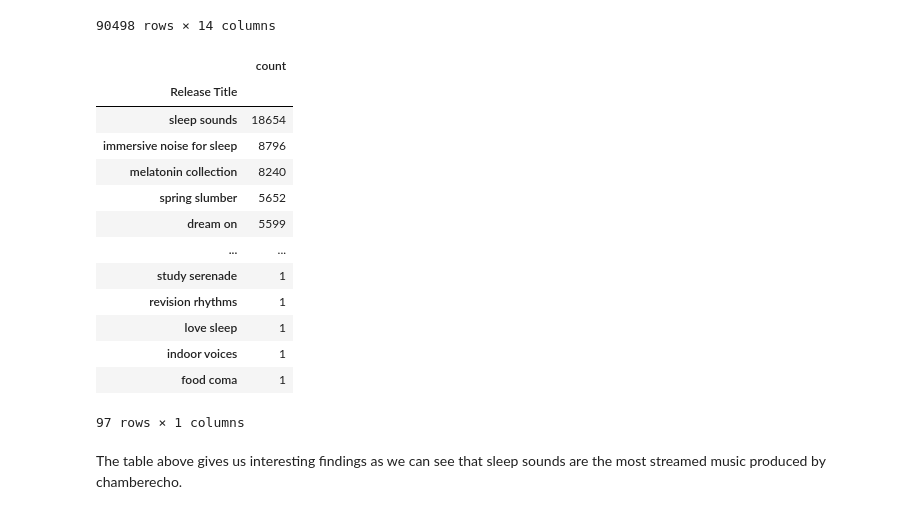
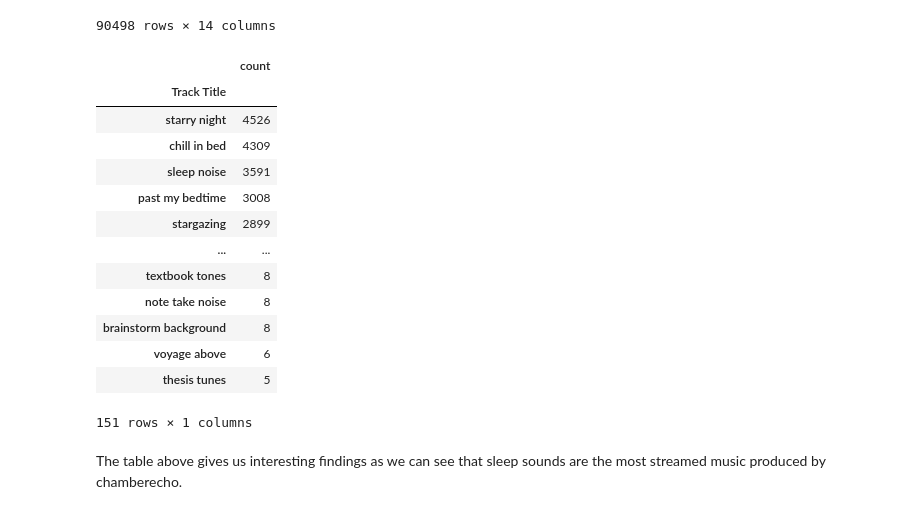
Before and after one commit to kloeyap/ybell-data-analysis, a Jupyter notebook: analysis/gen-analysis.ipynb, the cells around one changed output. Drawn from its saved outputs; the diff is of its cells as text; code cells hidden in the pictures.

```diff
--- a/analysis/gen-analysis.ipynb
+++ b/analysis/gen-analysis.ipynb
@@ -193,23 +209,23 @@ chamberecho
 | 163448 | chamberecho (PLTM-zqYv2j8i) | Apple Music | Apple Music | June 2023 | TW | academic ambiance | chamberecho | US23A1562073 | ... |
 90498 rows × 14 columns
 # %%
-chamber_rtcount = chamberecho.groupby('Release Title')[['Release Title']].count().rename(columns = {'Release Title' : 'count'})
+chamber_rtcount = chamberecho.groupby('Track Title')[['Track Title']].count().rename(columns = {'Track Title' : 'count'})
 chamber_rtcount.sort_values(by='count', ascending=False)
 # %% [output]
 |  | count |
-| Release Title |  |
-| sleep sounds | 18654 |
-| immersive noise for sleep | 8796 |
-| melatonin collection | 8240 |
-| spring slumber | 5652 |
-| dream on | 5599 |
+| Track Title |  |
+| starry night | 4526 |
+| chill in bed | 4309 |
+| sleep noise | 3591 |
+| past my bedtime | 3008 |
+| stargazing | 2899 |
 | ... | ... |
-| study serenade | 1 |
-| revision rhythms | 1 |
-| love sleep | 1 |
-| indoor voices | 1 |
-| food coma | 1 |
+| textbook tones | 8 |
+| note take noise | 8 |
+| brainstorm background | 8 |
+| voyage above | 6 |
+| thesis tunes | 5 |
-97 rows × 1 columns
+151 rows × 1 columns
 # %% [markdown]
 The table above gives us interesting findings as we can see that sleep sounds are the most streamed music produced by chamberecho.
 # %%
```
Also changed, not shown: parts of 11 cells of this notebook.
